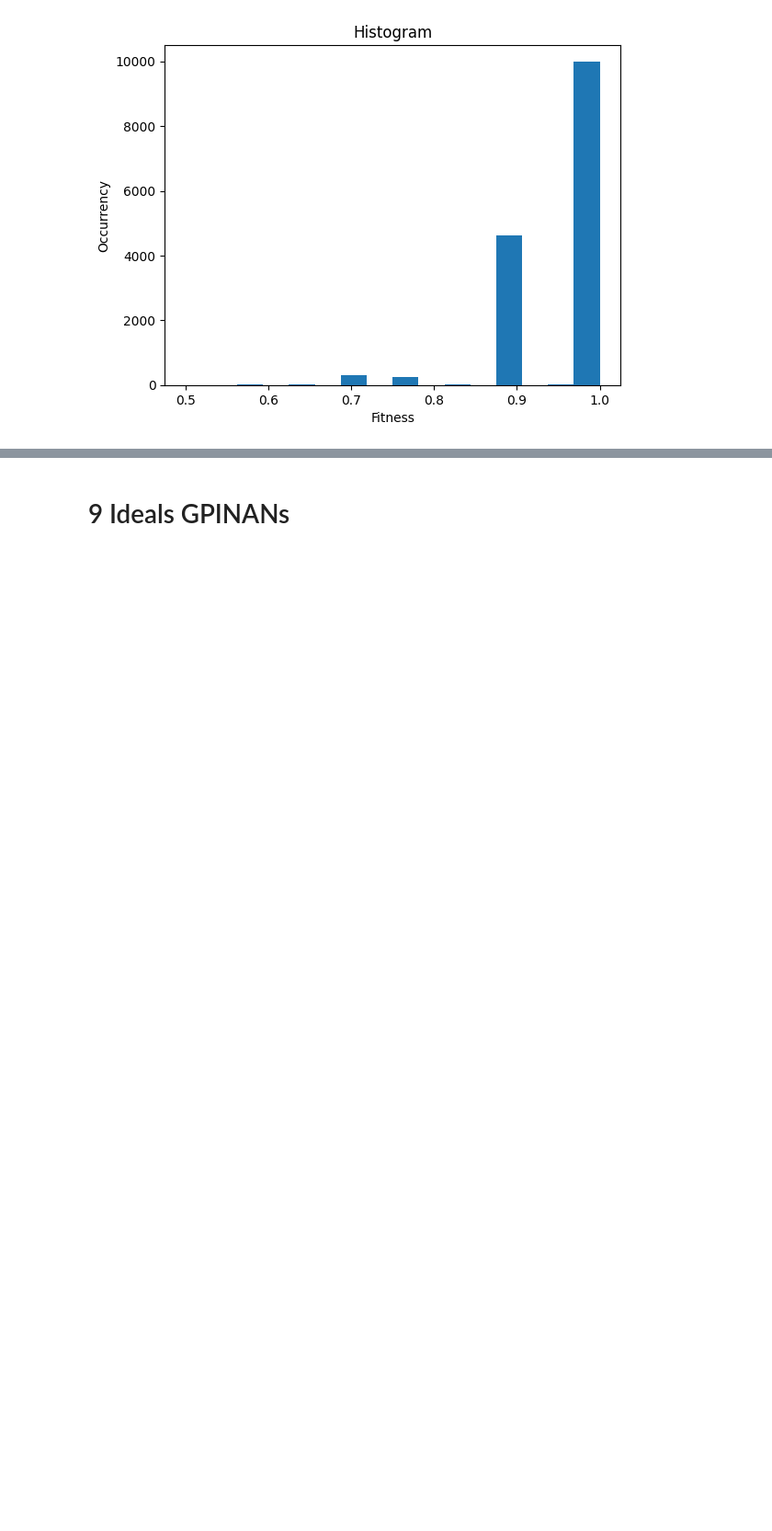
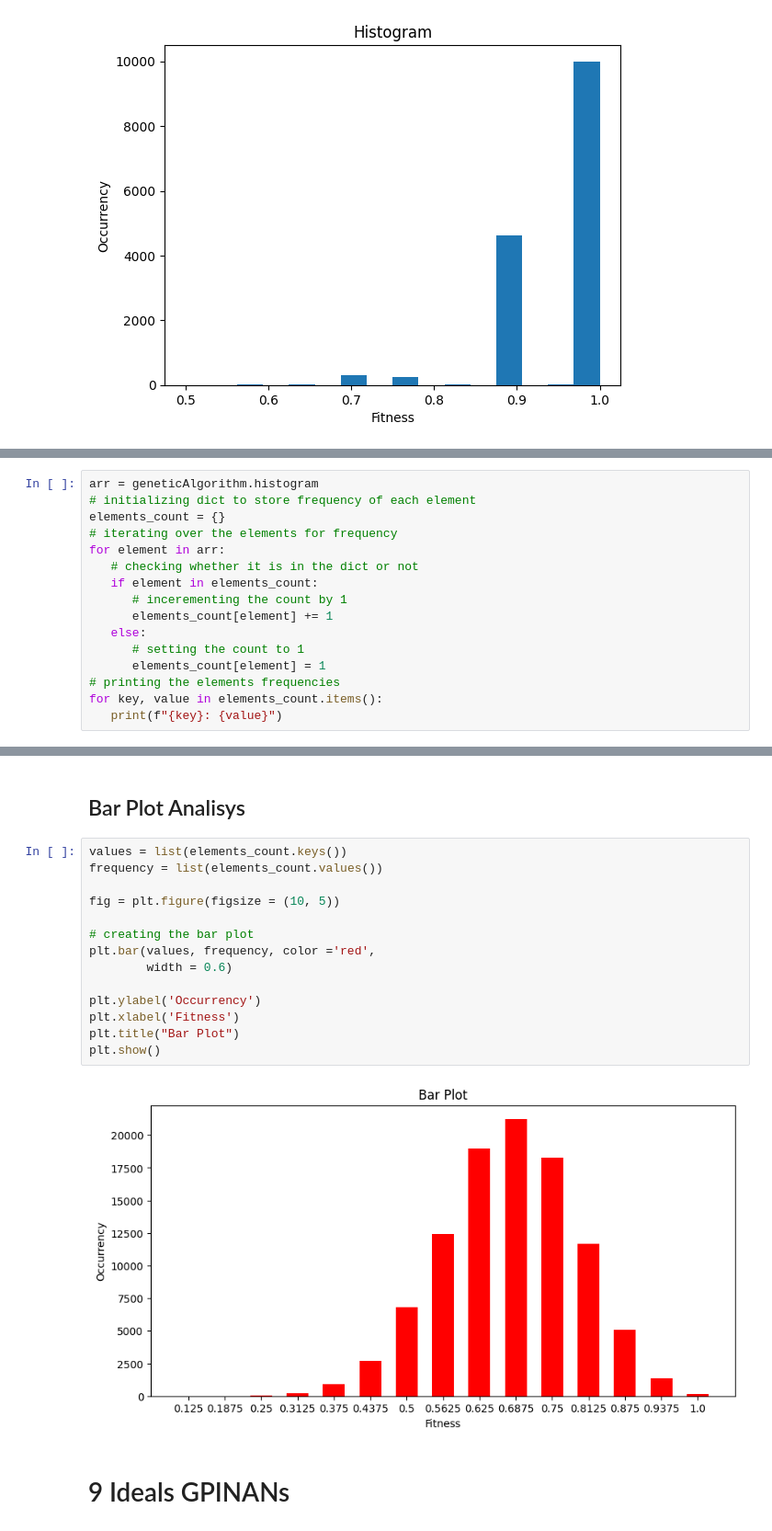
Before and after one commit to HumbertoTavora/Logic-Circuits-Evolution, a Jupyter notebook: Logic_Circuits_Evolution.ipynb, the cells around one changed output, grey strips where cells are left out. Shown at 92% size. Drawn from its saved outputs; the diff is of its cells as text; blank space fills up the shorter version.

```diff
--- a/Logic_Circuits_Evolution.ipynb
+++ b/Logic_Circuits_Evolution.ipynb
@@ -687,0 +709,16 @@ plt.show()
+# %%
+arr = geneticAlgorithm.histogram
+# initializing dict to store frequency of each element
+elements_count = {}
+# iterating over the elements for frequency
+for element in arr:
+   # checking whether it is in the dict or not
+   if element in elements_count:
+      # incerementing the count by 1
+      elements_count[element] += 1
+   else:
+      # setting the count to 1
+      elements_count[element] = 1
+# printing the elements frequencies
+for key, value in elements_count.items():
+   print(f"{key}: {value}")
@@ -688,3 +741,21 @@ plt.show()
+# %% [markdown]
+## Bar Plot Analisys
+# %%
+values = list(elements_count.keys())
+frequency = list(elements_count.values())
+
+fig = plt.figure(figsize = (10, 5))
+
+# creating the bar plot
+plt.bar(values, frequency, color ='red',
+        width = 0.6)
+
+plt.ylabel('Occurrency')
+plt.xlabel('Fitness')
+plt.title("Bar Plot")
+plt.show()
+# %% [output]
+[figure, added]
 # %% [markdown]
 # 9 Ideals GPINANs
 # %%
```
Also changed, not shown: parts of 9 cells of this notebook.
